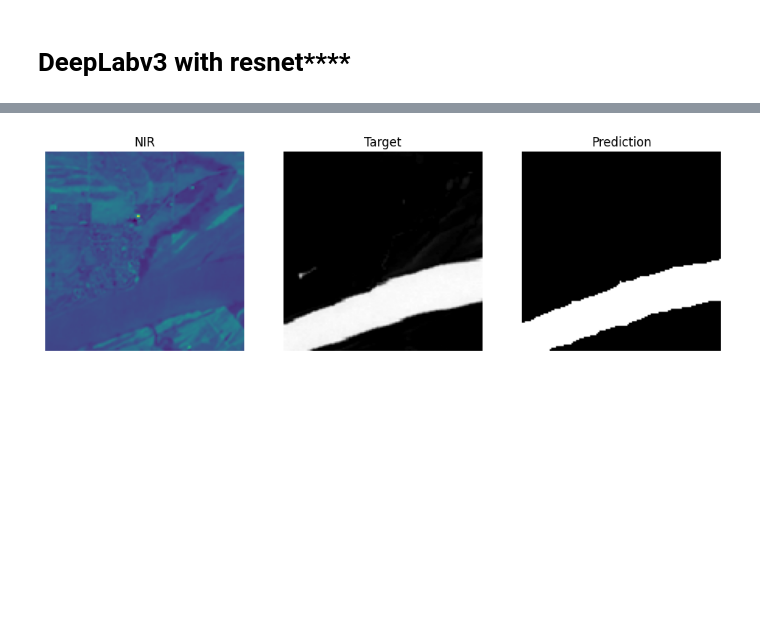
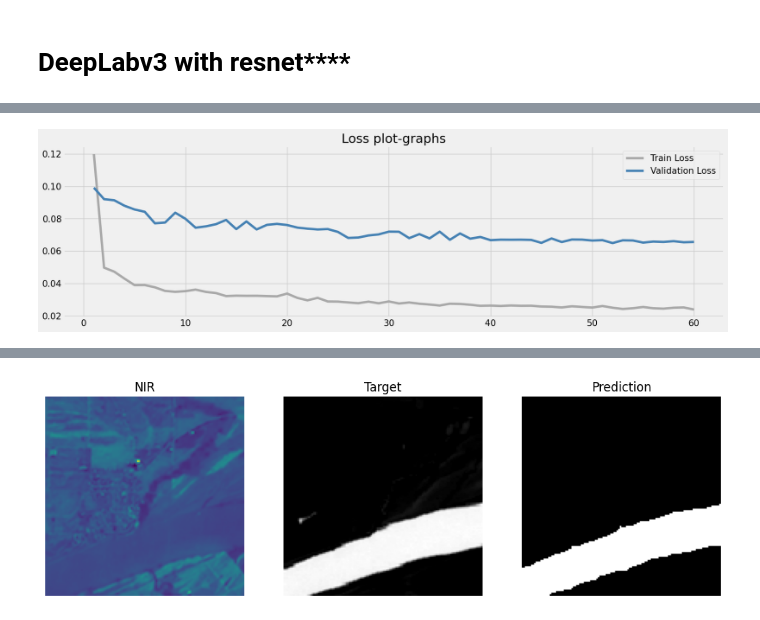
Before and after one commit to janaahmeed/Water-spaces-segmentation-on-satalite-images-, a Jupyter notebook: Segmentation(Resnet+deepLabv3) _fintuned.ipynb, the cells around one changed output, grey strips where cells are left out. Cells and saved outputs as stored; diff of their text form; code cells hidden in the pictures; blank space fills up the shorter version.

```diff
--- a/Segmentation(Resnet+deepLabv3) _fintuned.ipynb
+++ b/Segmentation(Resnet+deepLabv3) _fintuned.ipynb
@@ -480,0 +491,9 @@ with plt.style.context('fivethirtyeight'):
+# %%
+criterion = CombinedLoss().to(device)
+optimizer = optim.AdamW(model.parameters(), lr=1e-3, weight_decay=1e-4)
+MODEL_PATH = os.path.join(CKPT_DIR, "UNET_model.pt")
+scheduler = torch.optim.lr_scheduler.ReduceLROnPlateau(
+    optimizer, mode="min", factor=0.5, patience=3, min_lr=1e-6)
+
+history, last_checkpoint = fit(model, train_loader, val_loader, optimizer, criterion,
+                               epochs=20, PATH=MODEL_PATH, patience=10, scheduler=scheduler)
@@ -481,3 +518,17 @@ with plt.style.context('fivethirtyeight'):
+# %%
+import matplotlib.pyplot as plt
+
+epochs_range = range(1, len(history['train_loss']) + 1)
+with plt.style.context('fivethirtyeight'):
+    plt.figure(figsize=(18, 5))
+    plt.rcParams['font.size'] = 15
+    plt.plot(epochs_range, history['train_loss'], label='Train Loss', color='darkgray')
+    plt.plot(epochs_range, history['val_loss'], label='Validation Loss', color='steelblue')
+    plt.title('Loss plot-graphs')
+    plt.legend()
+    plt.show()
+# %% [output]
+[figure, added]
 # %%
 from sklearn.metrics import confusion_matrix
 
```
Also changed, not shown: parts of 10 cells of this notebook, 1 other file.
